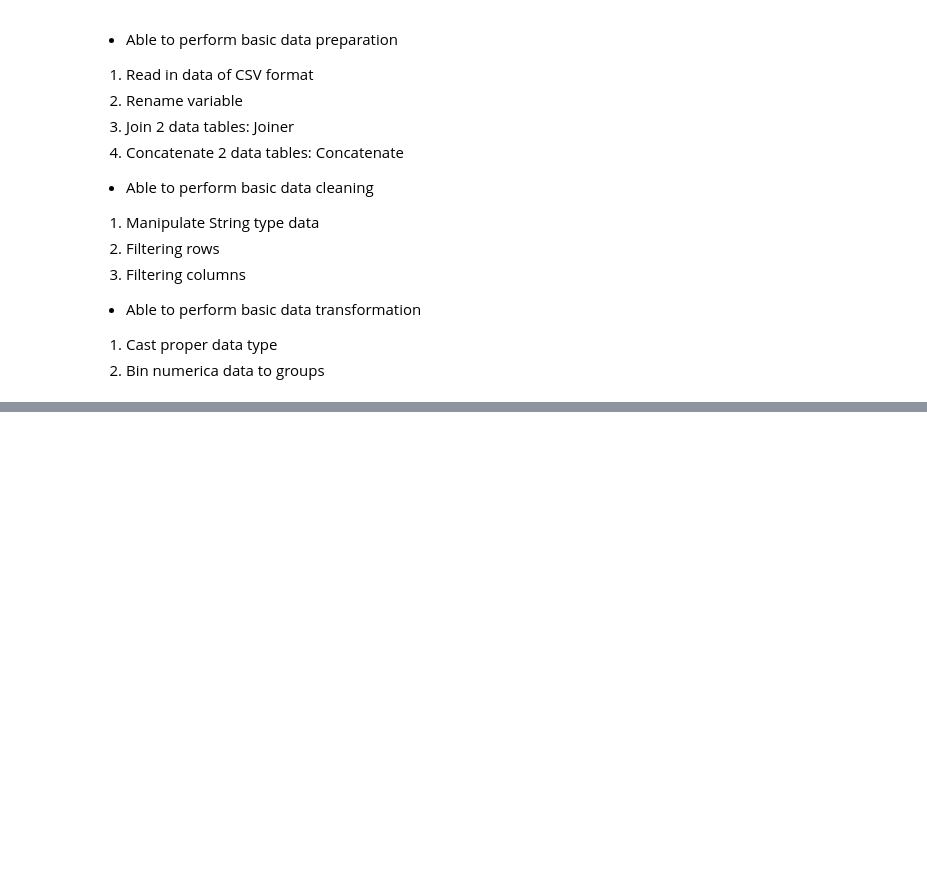
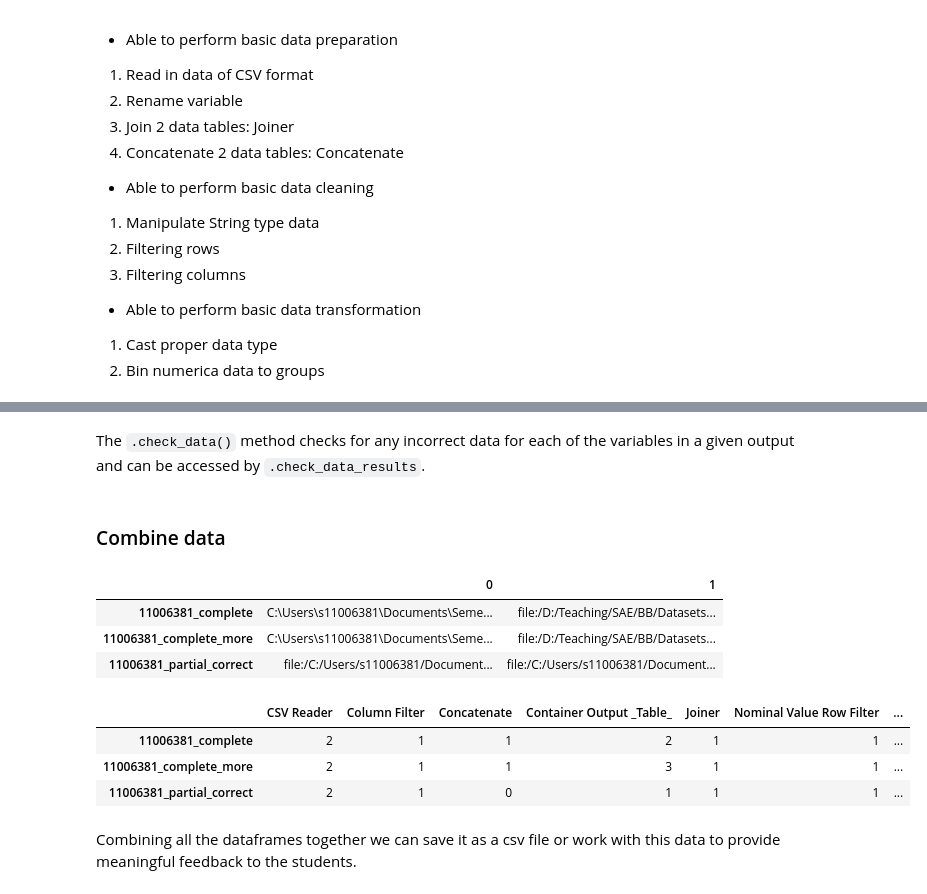
Before and after one commit to zunction/computer-assisted-knime-grading, a Jupyter notebook: workflowgrader.ipynb, the cells around one changed output, grey strips where cells are left out. Saved outputs shown, nothing was run; the diff lists cells and outputs as text; code cells hidden in the pictures; blank space fills up the shorter version.

```diff
--- a/workflowgrader.ipynb
+++ b/workflowgrader.ipynb
@@ -215,0 +174,2 @@ pd.merge(s__,s_, left_index=True, right_index=True)
+# %% [markdown]
+The `.check_data()` method checks for any incorrect data for each of the variables in a given output and can be accessed by `.check_data_results`.
@@ -215,0 +183,10 @@ pd.merge(s__,s_, left_index=True, right_index=True)
+# %% [markdown]
+### Combine data
+# %%
+fp_df = pd.DataFrame.from_dict(wfg.sub_data_paths, orient='index')
+fp_df
+# %% [output]
+|  | 0 | 1 |
+| 11006381_complete | C:\Users\s11006381\Documents\Seme... | file:/D:/Teaching/SAE/BB/Datasets... |
+| 11006381_complete_more | C:\Users\s11006381\Documents\Seme... | file:/D:/Teaching/SAE/BB/Datasets... |
+| 11006381_partial_correct | file:/C:/Users/s11006381/Document... | file:/C:/Users/s11006381/Document... |
@@ -215,0 +209,10 @@ pd.merge(s__,s_, left_index=True, right_index=True)
+# %%
+n_df = pd.DataFrame.from_dict(wfg.sub_node_dists,orient='index')
+n_df
+# %% [output]
+|  | CSV Reader | Column Filter | Concatenate | Container Output _Table_ | Joiner | Nominal Value Row Filter | ... |
+| 11006381_complete | 2 | 1 | 1 | 2 | 1 | 1 | ... |
+| 11006381_complete_more | 2 | 1 | 1 | 3 | 1 | 1 | ... |
+| 11006381_partial_correct | 2 | 1 | 0 | 1 | 1 | 1 | ... |
+# %% [markdown]
+Combining all the dataframes together we can save it as a csv file or work with this data to provide meaningful feedback to the students.
```
Also changed, not shown: parts of 79 cells of this notebook, 2 other files.
